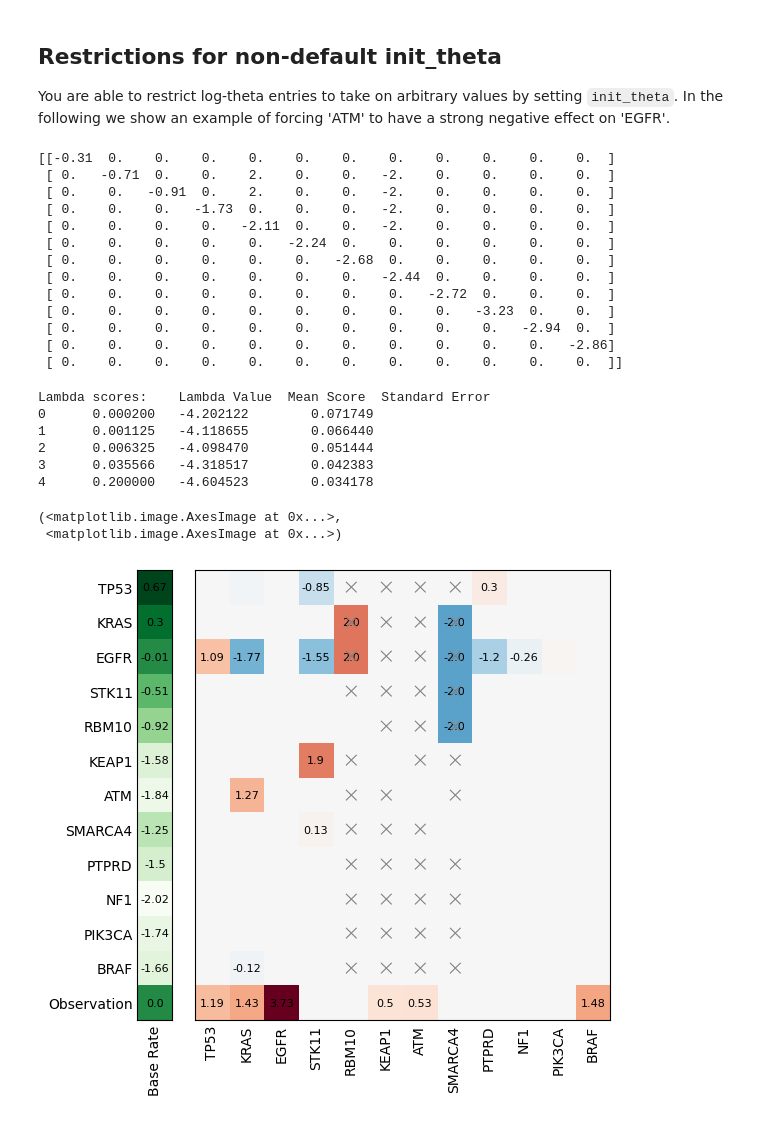
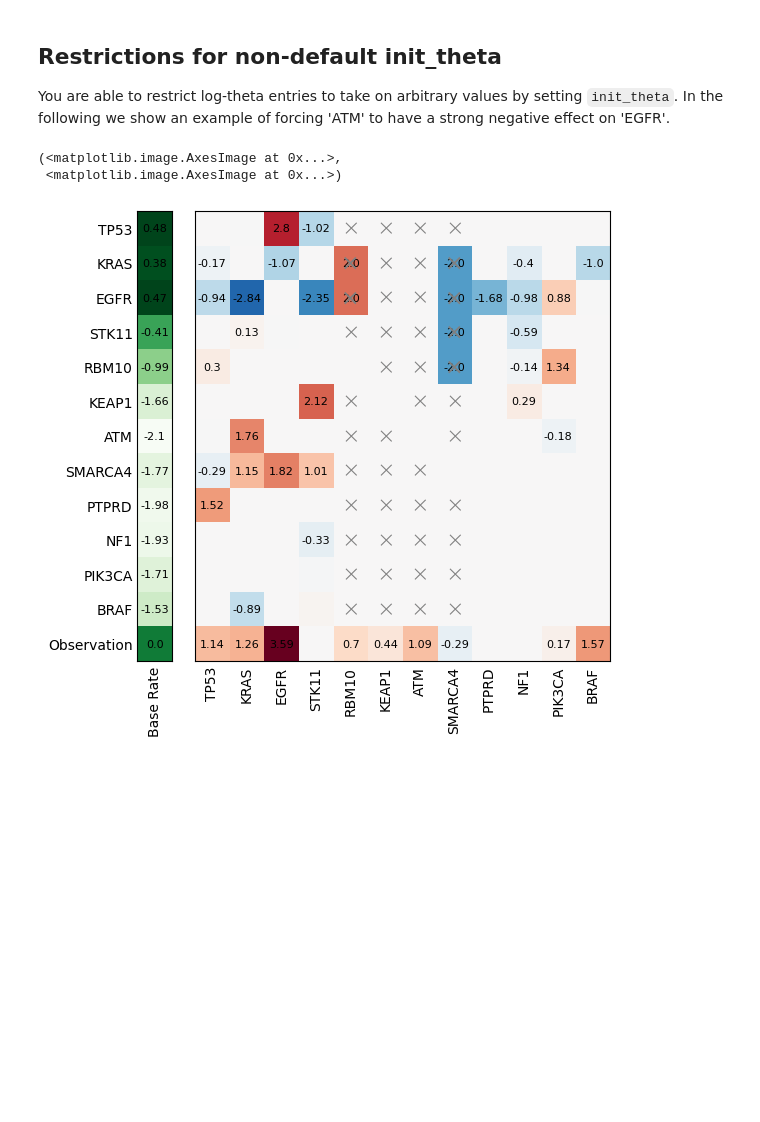
Before and after one commit to MichaelBonart/LearnMHN_TestRepo, a Jupyter notebook: demo/demo_theta-restriction.ipynb, the cells around one changed output. Drawn from its saved outputs; the diff is of its cells as text; code cells hidden in the pictures; blank space fills up the shorter version.

```diff
--- a/demo/demo_theta-restriction.ipynb
+++ b/demo/demo_theta-restriction.ipynb
@@ -104,51 +87,30 @@ def default_omhn_init_theta(oMHN_opt):
 # %%
 #preparations
 opt2 = Optimizer()
 opt2.load_data_matrix(input_subset)
 opt2.set_penalty(opt2.Penalty.L1)
 
 #setting init_theta
-init_theta=default_omhn_init_theta(opt2)
+init_theta=opt2.get_default_init_theta()
 
-init_theta[1:3,4]=2
-init_theta[1:5,7]=-2
-print(init_theta)
+init_theta[1:3,4]=0.5
+init_theta[1:5,7]=-0.5
 opt2.set_init_theta(init_theta)
 
 #setting restriction
 opt2.set_restriction(restriction_mask)
 
 #training
 np.random.seed(123)
 opt_lam2, lambda_scores2 = opt2.lambda_from_cv(
     lambda_min=lambda_min, lambda_max=lambda_max, steps=5, nfolds=3, show_progressbar=True, return_lambda_scores=True)
 
-print(f"Lambda scores: {lambda_scores2}")
 opt2.train(opt_lam2)
 
 #results
 opt2.result.save("test2_save.csv")
 opt2.result.plot(colorbar=False)
 # %% [output]
-[[-0.31  0.    0.    0.    0.    0.    0.    0.    0.    0.    0.    0.  ]
- [ 0.   -0.71  0.    0.    2.    0.    0.   -2.    0.    0.    0.    0.  ]
- [ 0.    0.   -0.91  0.    2.    0.    0.   -2.    0.    0.    0.    0.  ]
- [ 0.    0.    0.   -1.73  0.    0.    0.   -2.    0.    0.    0.    0.  ]
- [ 0.    0.    0.    0.   -2.11  0.    0.   -2.    0.    0.    0.    0.  ]
- [ 0.    0.    0.    0.    0.   -2.24  0.    0.    0.    0.    0.    0.  ]
- [ 0.    0.    0.    0.    0.    0.   -2.68  0.    0.    0.    0.    0.  ]
- [ 0.    0.    0.    0.    0.    0.    0.   -2.44  0.    0.    0.    0.  ]
- [ 0.    0.    0.    0.    0.    0.    0.    0.   -2.72  0.    0.    0.  ]
- [ 0.    0.    0.    0.    0.    0.    0.    0.    0.   -3.23  0.    0.  ]
- [ 0.    0.    0.    0.    0.    0.    0.    0.    0.    0.   -2.94  0.  ]
- [ 0.    0.    0.    0.    0.    0.    0.    0.    0.    0.    0.   -2.86]
- [ 0.    0.    0.    0.    0.    0.    0.    0.    0.    0.    0.    0.  ]]
+(<matplotlib.image.AxesImage at 0x...>,
+ <matplotlib.image.AxesImage at 0x...>)
-Lambda scores:    Lambda Value  Mean Score  Standard Error
-0      0.000200   -4.202122        0.071749
-1      0.001125   -4.118655        0.066440
-2      0.006325   -4.098470        0.051444
-3      0.035566   -4.318517        0.042383
-4      0.200000   -4.604523        0.034178
-(<matplotlib.image.AxesImage at 0x...>,
- <matplotlib.image.AxesImage at 0x...>)
-[figure, old version]
+[figure, new version]
```
Also changed, not shown: parts of 3 cells of this notebook, 1 other file.
